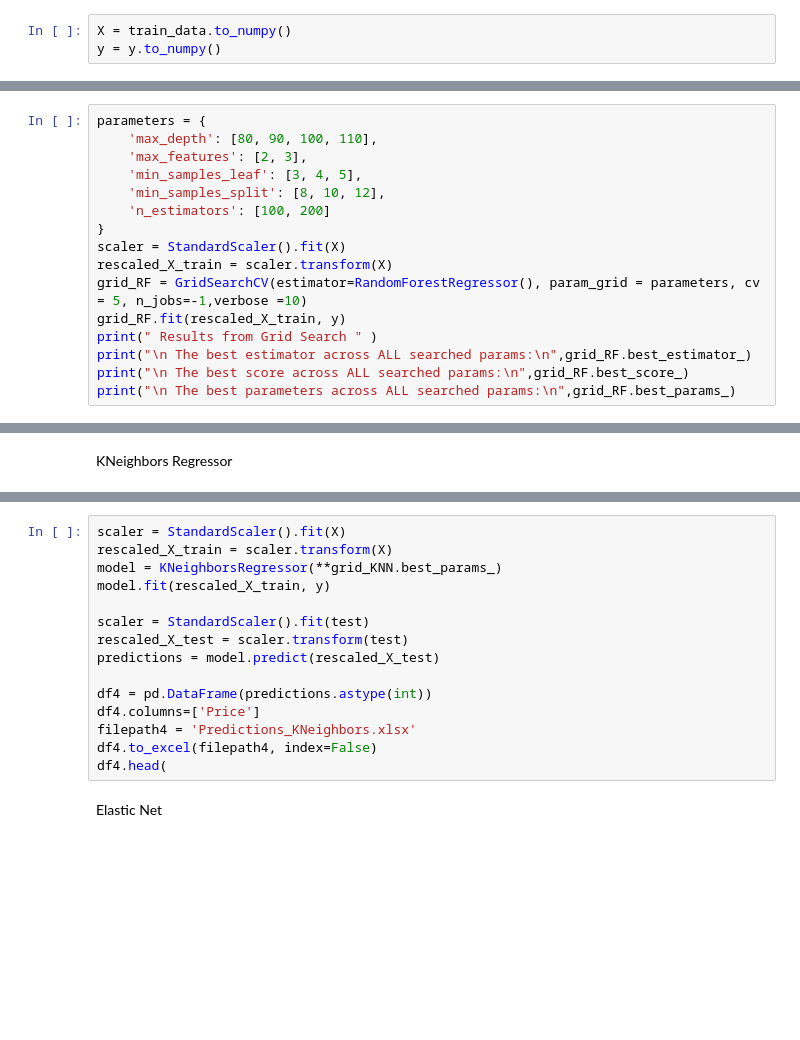
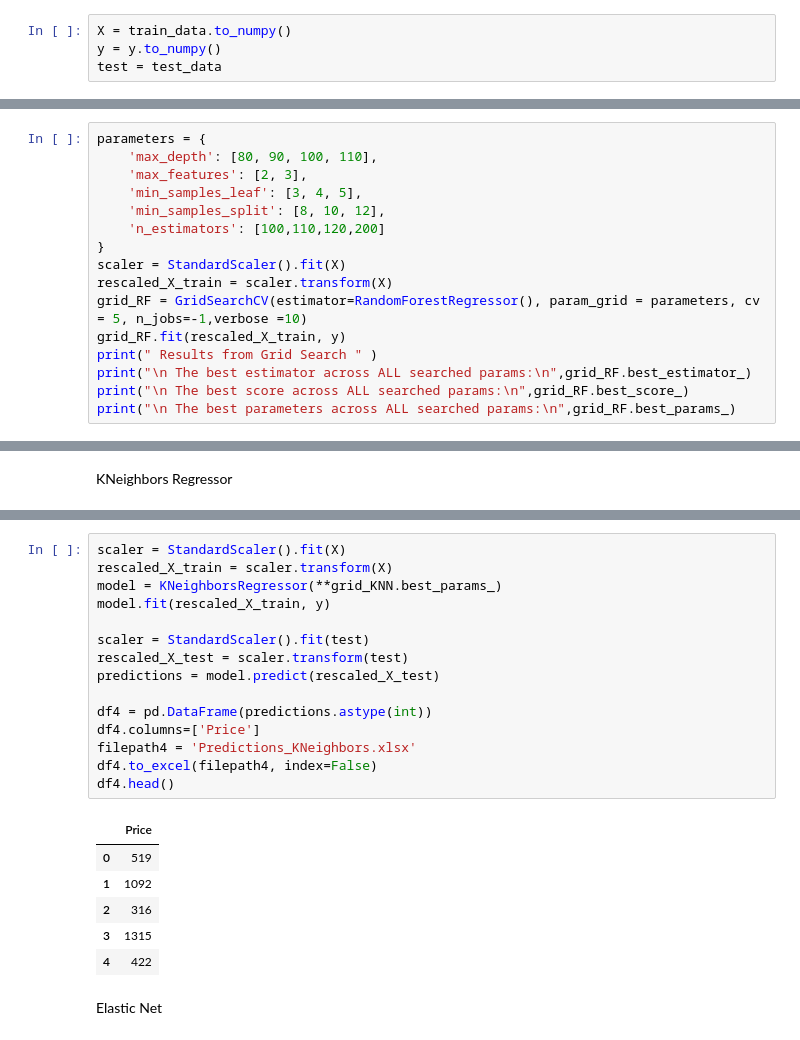
Before and after one commit to schatz06/EPL448_Project, a Jupyter notebook: ReviewsRatingsCategories.ipynb, the cells around one changed output, grey strips where cells are left out. Cells and saved outputs as stored; diff of their text form; blank space fills up the shorter version.

```diff
--- a/ReviewsRatingsCategories.ipynb
+++ b/ReviewsRatingsCategories.ipynb
@@ -264,6 +262,7 @@ Split train and test data
 # %%
 X = train_data.to_numpy()
 y = y.to_numpy()
+test = test_data
 # %% [markdown]
 Import packages
 # %%
@@ -349,7 +425,7 @@ parameters = {
     'max_features': [2, 3],
     'min_samples_leaf': [3, 4, 5],
     'min_samples_split': [8, 10, 12],
-    'n_estimators': [100, 200]
+    'n_estimators': [100,110,120,200]
 }
 scaler = StandardScaler().fit(X)
 rescaled_X_train = scaler.transform(X)
@@ -393,18 +535,25 @@ print("\n The best parameters across ALL searched params:\n",grid_KNN.best_param
 # %%
 scaler = StandardScaler().fit(X)
 rescaled_X_train = scaler.transform(X)
 model = KNeighborsRegressor(**grid_KNN.best_params_)
 model.fit(rescaled_X_train, y)
 
 scaler = StandardScaler().fit(test)
 rescaled_X_test = scaler.transform(test)
 predictions = model.predict(rescaled_X_test)
 
 df4 = pd.DataFrame(predictions.astype(int))
 df4.columns=['Price']
 filepath4 = 'Predictions_KNeighbors.xlsx'
 df4.to_excel(filepath4, index=False)
-df4.head(
+df4.head()
+# %% [output]
+|  | Price |
+| 0 | 519 |
+| 1 | 1092 |
+| 2 | 316 |
+| 3 | 1315 |
+| 4 | 422 |
 # %% [markdown]
 Elastic Net
 # %%
```
Also changed, not shown: parts of 17 cells of this notebook.
